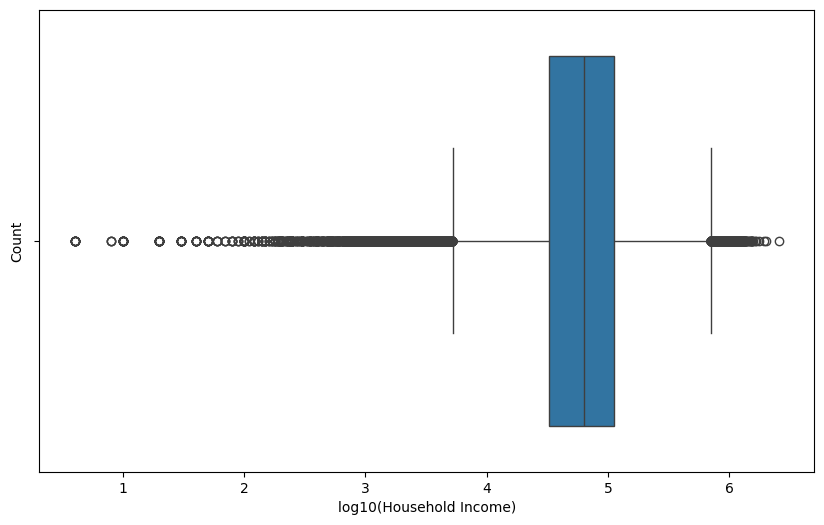
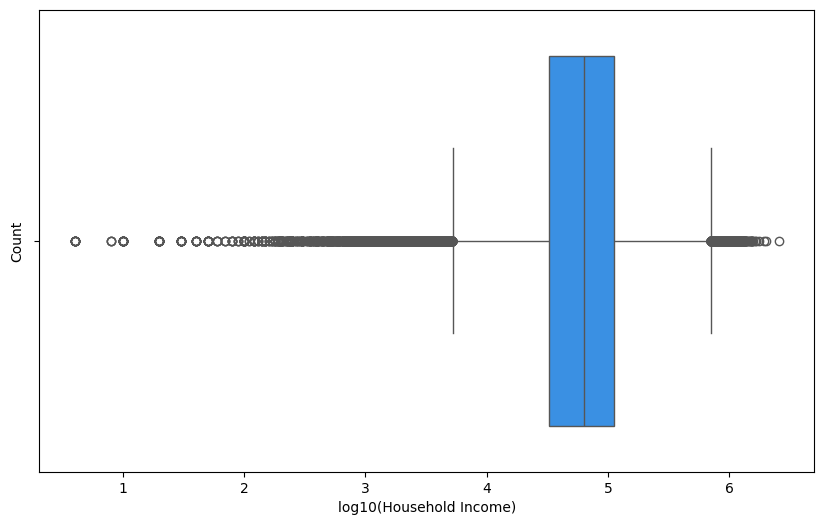
Unified diff of the notebook cell whose output changed from the first chart to the second:
--- before
+++ after
@@ -1,4 +1,4 @@
 plt.figure(figsize=(10, 6))
-sns.boxplot(x=income_adj)
+sns.boxplot(x=income_adj, color="dodgerblue")
 plt.xlabel("log10(Household Income)")
 plt.ylabel("Count")

Commit: Add files via upload